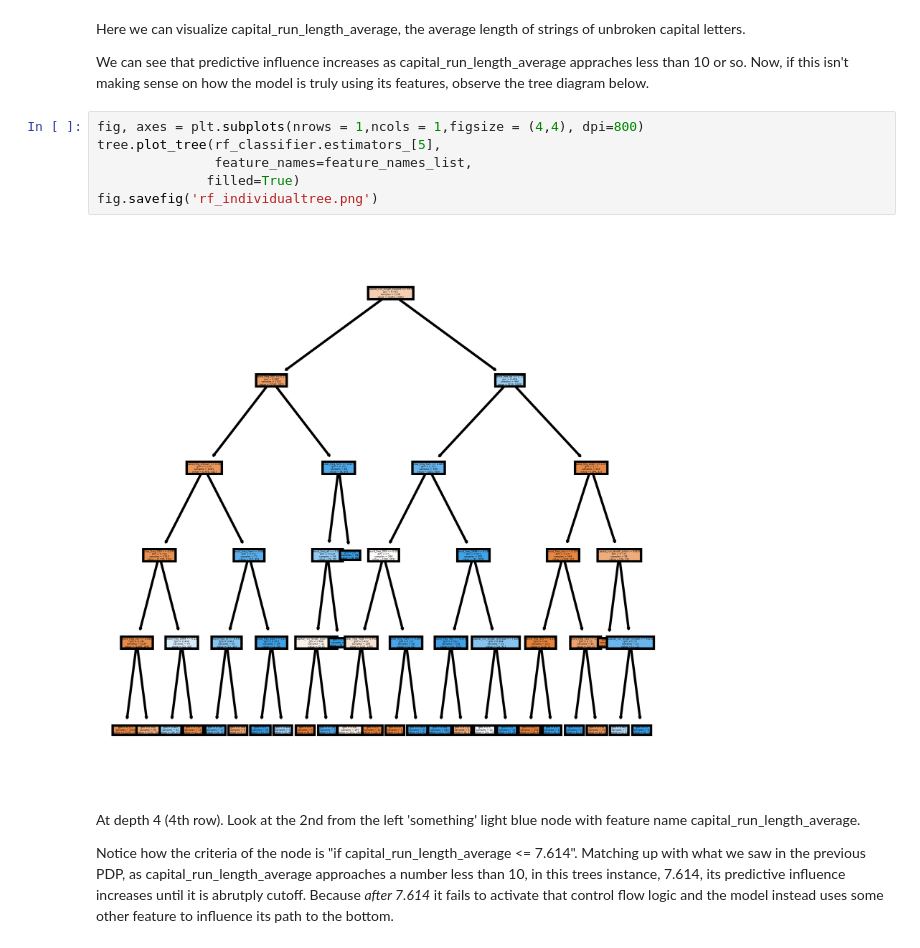
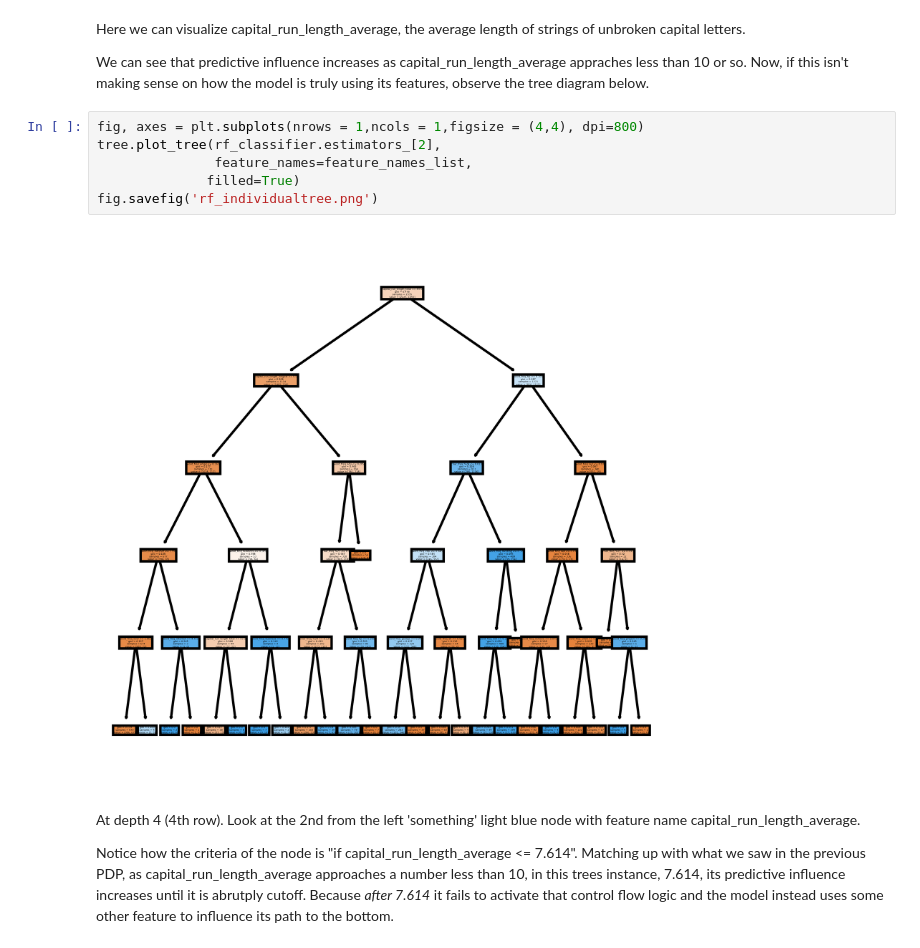
Before and after one commit to bdjulian/bdjulian.github.io, a Jupyter notebook: Projects/spam-minilab.ipynb, the cells around one changed output. Cells and saved outputs as stored; diff of their text form.

```diff
--- a/Projects/spam-minilab.ipynb
+++ b/Projects/spam-minilab.ipynb
@@ -396,12 +397,12 @@ Here we can visualize capital_run_length_average, the average length of strings
 We can see that predictive influence increases as capital_run_length_average appraches less than 10 or so. Now, if this isn't making sense on how the model is truly using its features, observe the tree diagram below.
 # %%
 fig, axes = plt.subplots(nrows = 1,ncols = 1,figsize = (4,4), dpi=800)
-tree.plot_tree(rf_classifier.estimators_[5],
+tree.plot_tree(rf_classifier.estimators_[2],
                feature_names=feature_names_list,
               filled=True)
 fig.savefig('rf_individualtree.png')
 # %% [output]
-[figure, old version]
+[figure, new version]
 # %% [markdown]
 At depth 4 (4th row). Look at the 2nd from the left 'something' light blue node with feature name capital_run_length_average.
 
```
Also changed, not shown: parts of 12 cells of this notebook, 2 other files.
